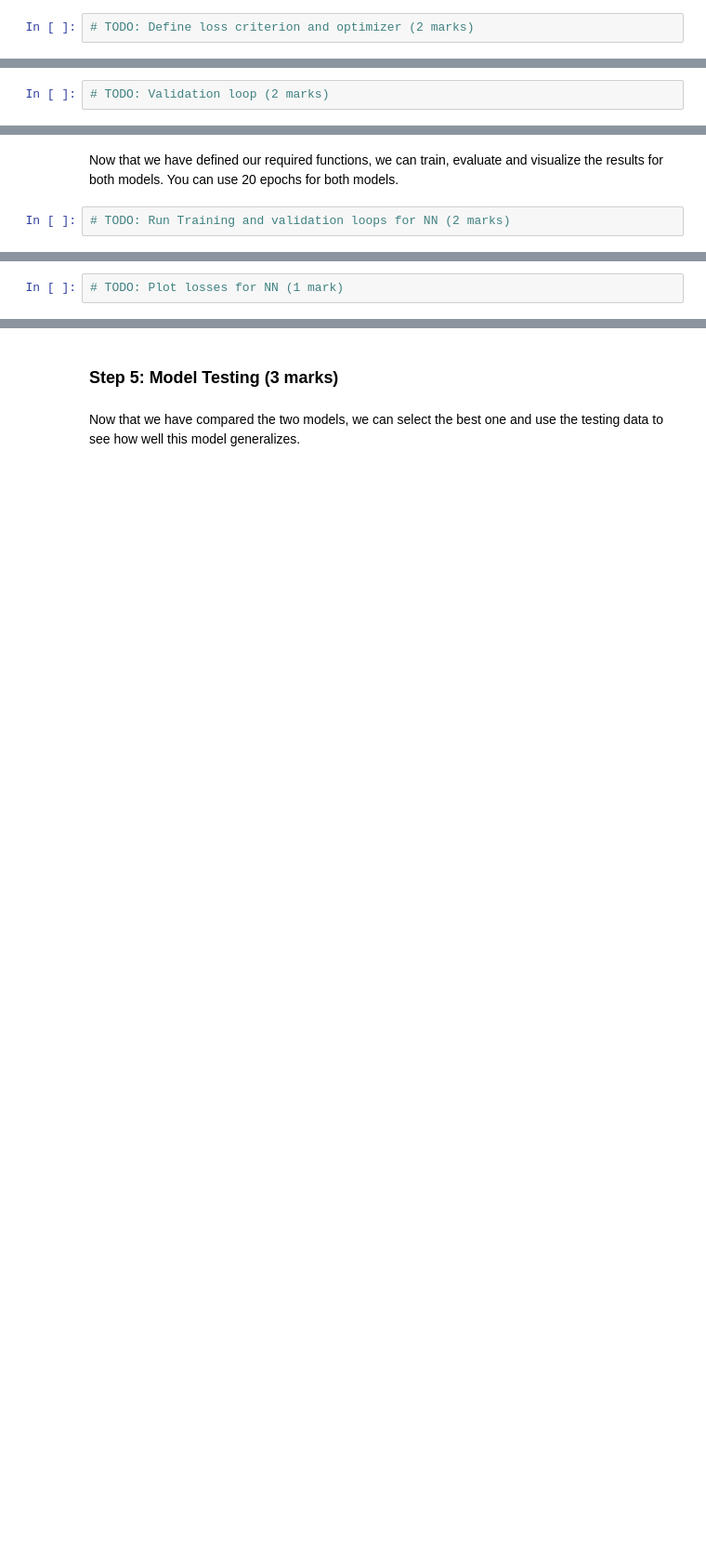
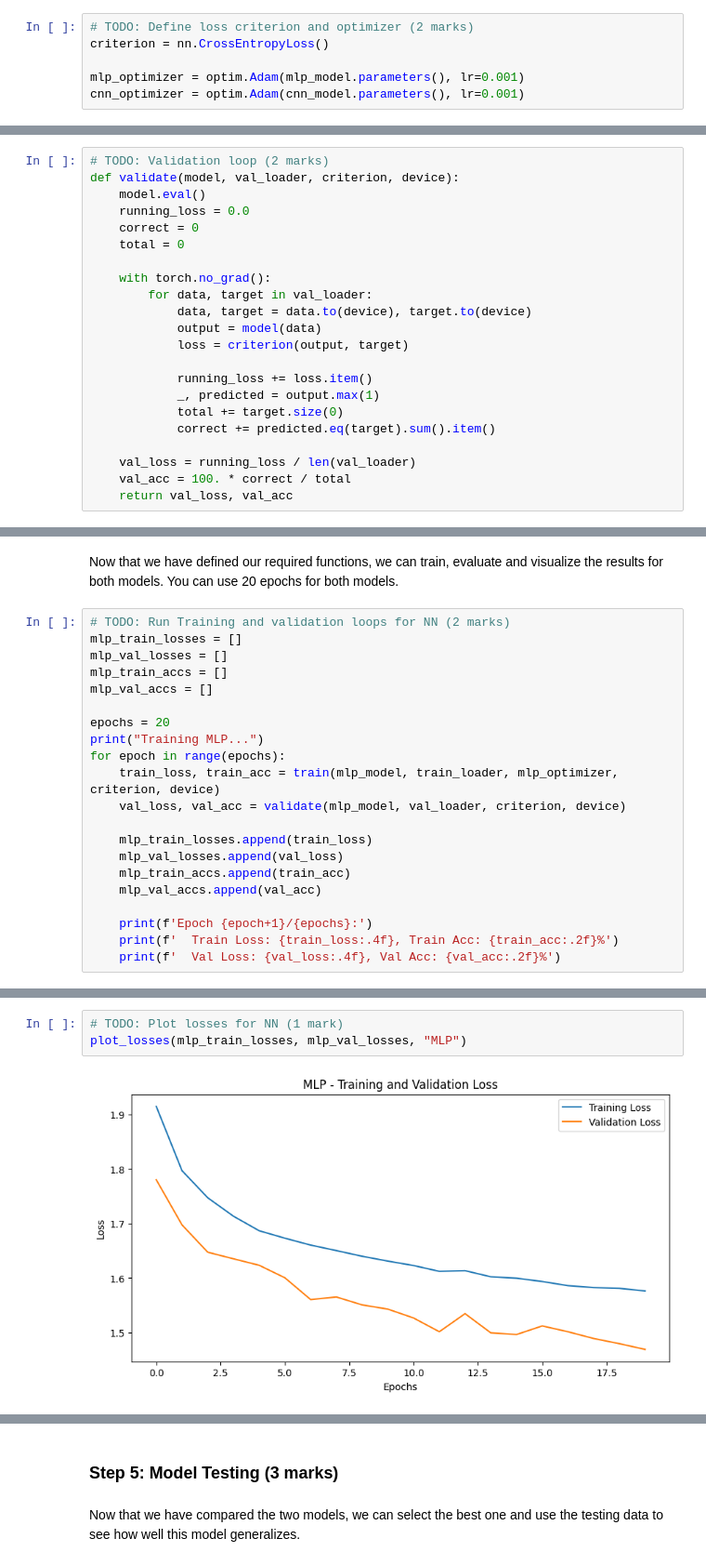
Before and after one commit to yhsben88/ENSF519_machineLearning_Assignment3, a Jupyter notebook: Assignment 3.ipynb, the cells around one changed output, grey strips where cells are left out. Shown at 93% size. Drawn from its saved outputs; the diff is of its cells as text; blank space fills up the shorter version.

Commit message:
feat: include Adam optimizer and test validation test loops. execute models.

```diff
--- a/Assignment 3.ipynb
+++ b/Assignment 3.ipynb
@@ -143,6 +167,10 @@ print(f"Total parameters: {sum(p.numel() for p in cnn_model.parameters())}")
 Next, you will need to define the loss criterion and the optimizer. Select an appropriate criterion. For the optimizer, use Adam with a constant learning rate of 0.001.
 # %%
 # TODO: Define loss criterion and optimizer (2 marks)
+criterion = nn.CrossEntropyLoss()
+
+mlp_optimizer = optim.Adam(mlp_model.parameters(), lr=0.001)
+cnn_optimizer = optim.Adam(cnn_model.parameters(), lr=0.001)
 # %% [markdown]
 Since we are evaluating the performance of two different models, we can create functions for both the training and validation loops. For each loop, you should print the average loss and the accuracy for each epoch.
 # %%
@@ -150,5 +201,25 @@ Since we are evaluating the performance of two different models, we can create f
 # %%
 # TODO: Validation loop (2 marks)
+def validate(model, val_loader, criterion, device):
+    model.eval()
+    running_loss = 0.0
+    correct = 0
+    total = 0
+
+    with torch.no_grad():
+        for data, target in val_loader:
+            data, target = data.to(device), target.to(device)
+            output = model(data)
+            loss = criterion(output, target)
+
+            running_loss += loss.item()
+            _, predicted = output.max(1)
+            total += target.size(0)
+            correct += predicted.eq(target).sum().item()
+
+    val_loss = running_loss / len(val_loader)
+    val_acc = 100. * correct / total
+    return val_loss, val_acc
 # %% [markdown]
 ### Step 4: Train, Evaluate and Visualize (11 marks)
 
@@ -159,3 +260,22 @@ We can also create functions for plotting the training and validation losses ove
 Now that we have defined our required functions, we can train, evaluate and visualize the results for both models. You can use 20 epochs for both models.
 # %%
 # TODO: Run Training and validation loops for NN (2 marks)
+mlp_train_losses = []
+mlp_val_losses = []
+mlp_train_accs = []
+mlp_val_accs = []
+
+epochs = 20
+print("Training MLP...")
+for epoch in range(epochs):
+    train_loss, train_acc = train(mlp_model, train_loader, mlp_optimizer, criterion, device)
+    val_loss, val_acc = validate(mlp_model, val_loader, criterion, device)
+
+    mlp_train_losses.append(train_loss)
+    mlp_val_losses.append(val_loss)
+    mlp_train_accs.append(train_acc)
+    mlp_val_accs.append(val_acc)
+
+    print(f'Epoch {epoch+1}/{epochs}:')
+    print(f'  Train Loss: {train_loss:.4f}, Train Acc: {train_acc:.2f}%')
+    print(f'  Val Loss: {val_loss:.4f}, Val Acc: {val_acc:.2f}%')
@@ -162,4 +300,7 @@ Now that we have defined our required functions, we can train, evaluate and visu
 # %%
 # TODO: Plot losses for NN (1 mark)
+plot_losses(mlp_train_losses, mlp_val_losses, "MLP")
+# %% [output]
+[figure, added]
 # %%
 # TODO: Run Training and validation loops for CNN (2 marks)
```
Also changed, not shown: parts of 10 cells of this notebook, 1 other file.
